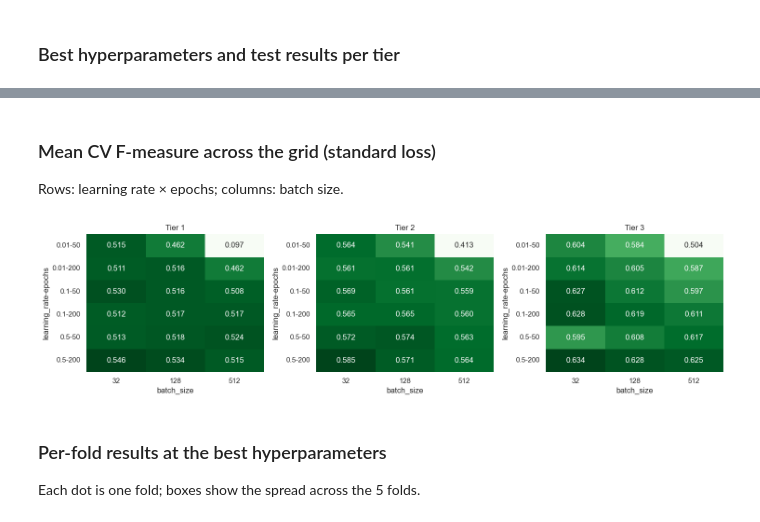
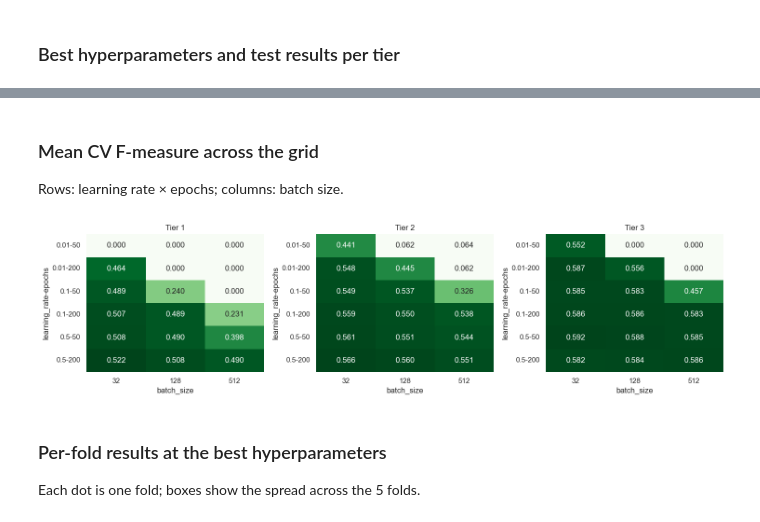
Before and after one commit to ParsanaDev/PRISM-churn-privacy, a Jupyter notebook: evaluation/lr_results_analysis.ipynb, the cells around one changed output, grey strips where cells are left out. Saved outputs shown, nothing was run; the diff lists cells and outputs as text; code cells hidden in the pictures.

```diff
--- a/evaluation/lr_results_analysis.ipynb
+++ b/evaluation/lr_results_analysis.ipynb
@@ -59,10 +53,0 @@ course notebook asks for).
-# %%
-loss_cmp = grid.groupby(["tier", "loss"])["f_measure_mean"].max().unstack()
-display(loss_cmp.round(3))
-ax = loss_cmp.plot.bar(figsize=(7, 4), rot=0, color=["#8a63d2", "#4c4c4c"])
-ax.set(ylabel="Best mean CV F-measure", xlabel="", ylim=(0, 1),
-       title="Loss function comparison (5-fold CV)")
-for c in ax.containers:
-    ax.bar_label(c, fmt="%.3f", fontsize=8)
-save("loss_comparison.png")
-plt.show()
@@ -76,19 +54,19 @@ plt.show()
 # %% [markdown]
-### Mean CV F-measure across the grid (standard loss)
+### Mean CV F-measure across the grid
 Rows: learning rate × epochs; columns: batch size.
 # %%
 fig, axes = plt.subplots(1, 3, figsize=(15, 4))
 for ax, tier in zip(axes, TIERS):
-    g = grid[(grid["tier"] == tier) & (grid["loss"] == "standard")]
+    g = grid[(grid["tier"] == tier) & (grid["loss"] == "hossein")]
     table = g.pivot_table(index=["learning_rate", "epochs"], columns="batch_size",
                           values="f_measure_mean")
     sns.heatmap(table, annot=True, fmt=".3f", cmap="Greens", cbar=False, ax=ax)
     ax.set_title(tier)
 plt.tight_layout()
 save("grid_f_measure.png")
 plt.show()
 # %% [output]
-[figure, old version]
+[figure, new version]
 # %% [markdown]
 ### Per-fold results at the best hyperparameters
 Each dot is one fold; boxes show the spread across the 5 folds.
```
Also changed, not shown: parts of 9 cells of this notebook, 15 other files.
